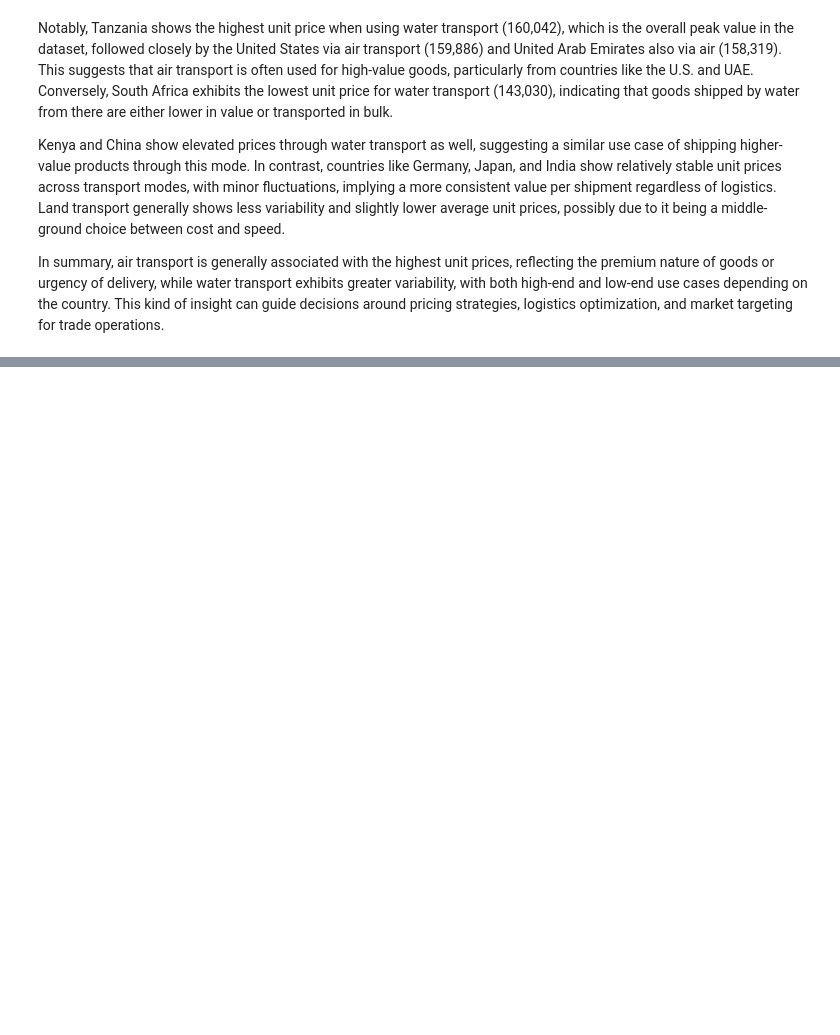
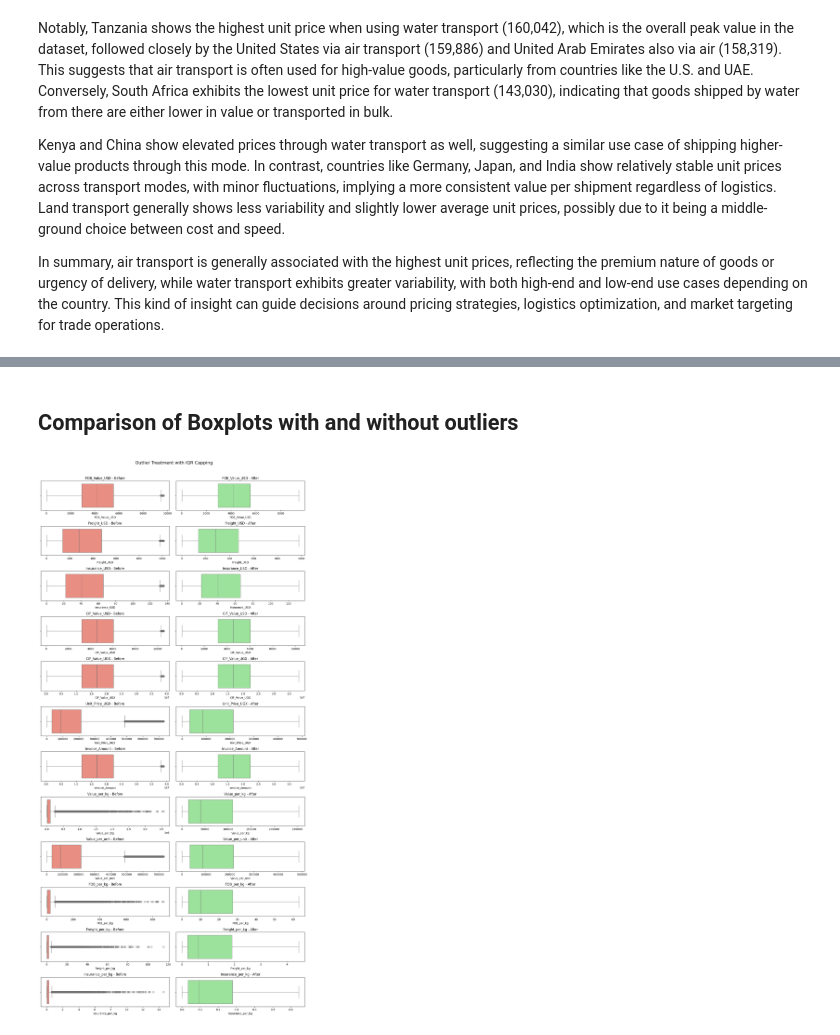
Before and after one commit to sentongo-web/valuation-task, a Jupyter notebook: valuation.ipynb, the cells around one changed output, grey strips where cells are left out. Cells and saved outputs as stored; diff of their text form; code cells hidden in the pictures; blank space fills up the shorter version.

```diff
--- a/valuation.ipynb
+++ b/valuation.ipynb
@@ -347,0 +516,16 @@ In summary, air transport is generally associated with the highest unit prices,
+# %%
+# Applying the function to the training dataset with columns of outliers in particular
+# List of columns you detected outliers in
+outlier_columns = [
+    'FOB_Value_USD', 'Freight_USD', 'Insurance_USD', 'CIF_Value_USD',
+    'CIF_Value_UGX', 'Unit_Price_UGX', 'Invoice_Amount',
+    'Value_per_kg', 'Value_per_unit', 'FOB_per_kg',
+    'Freight_per_kg', 'Insurance_per_kg'
+]
+
+# Apply the capping
+df_train_capped, cap_summary = iqr_cap_outliers(df_train, outlier_columns)
+
+# Display outlier treatment results
+for line in cap_summary:
+    print(line)
@@ -347,0 +545,21 @@ In summary, air transport is generally associated with the highest unit prices,
+# %% [markdown]
+## Comparison of Boxplots with and without outliers
+# %%
+# Compare before and after for all affected columns
+num_cols = outlier_columns
+
+fig, axes = plt.subplots(nrows=len(num_cols), ncols=2, figsize=(14, len(num_cols)*2.5))
+plt.subplots_adjust(hspace=0.5)
+
+for i, col in enumerate(num_cols):
+    sns.boxplot(x=df_train[col], ax=axes[i, 0], color='salmon')
+    axes[i, 0].set_title(f"{col} - Before")
+
+    sns.boxplot(x=df_train_capped[col], ax=axes[i, 1], color='lightgreen')
+    axes[i, 1].set_title(f"{col} - After")
+
+plt.suptitle("Outlier Treatment with IQR Capping", fontsize=16)
+plt.tight_layout(rect=[0, 0.03, 1, 0.97])
+plt.show()
+# %% [output]
+[figure, added]
```
Also changed, not shown: parts of 14 cells of this notebook.
